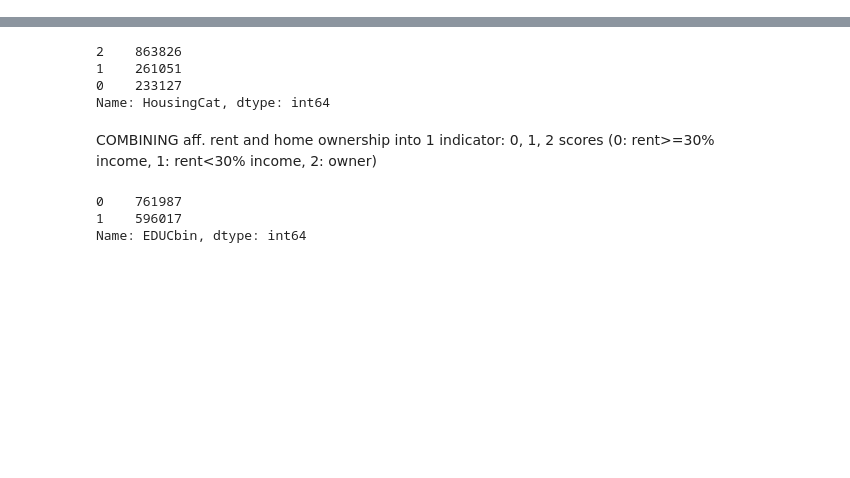
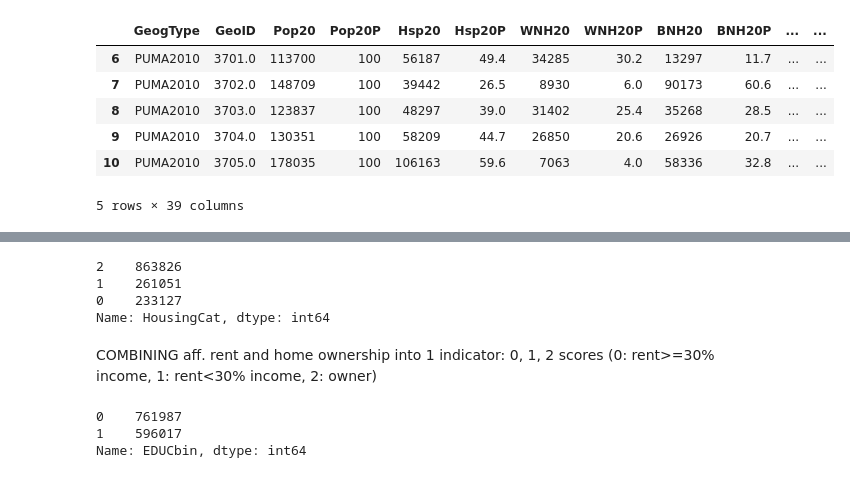
Before and after one commit to mike-carper/NYC-Neighborhood-Clustering, a Jupyter notebook: notebooks/edde_clustering_draft.ipynb, the cells around one changed output, grey strips where cells are left out. Cells and saved outputs as stored; diff of their text form; code cells hidden in the pictures; blank space fills up the shorter version.

```diff
--- a/notebooks/2019Clustering.ipynb
+++ b/notebooks/edde_clustering_draft.ipynb
@@ -124,0 +37,2 @@ dfCDI['affrentdec'] = dfCDI['RENTGRS']*12/dfCDI['HHINCOME']
+# %%
+boro_names = ['NYC','Bronx','Brooklyn','Manhattan','Queens','Staten Island']
@@ -124,0 +120,13 @@ dfCDI['affrentdec'] = dfCDI['RENTGRS']*12/dfCDI['HHINCOME']
+# %%
+race_dec = pd.read_excel(f'{path}{race_dec_path}')
+race_dec = race_dec.loc[~race_dec['GeogType'].isin(boro_names)]
+race_dec['PUMA'] = ('360'+race_dec['GeoID'].astype(int).astype(str))
+race_dec.head()
+# %% [output]
+|  | GeogType | GeoID | Pop20 | Pop20P | Hsp20 | Hsp20P | WNH20 | WNH20P | BNH20 | BNH20P | ... | ... |
+| 6 | PUMA2010 | 3701.0 | 113700 | 100 | 56187 | 49.4 | 34285 | 30.2 | 13297 | 11.7 | ... | ... |
+| 7 | PUMA2010 | 3702.0 | 148709 | 100 | 39442 | 26.5 | 8930 | 6.0 | 90173 | 60.6 | ... | ... |
+| 8 | PUMA2010 | 3703.0 | 123837 | 100 | 48297 | 39.0 | 31402 | 25.4 | 35268 | 28.5 | ... | ... |
+| 9 | PUMA2010 | 3704.0 | 130351 | 100 | 58209 | 44.7 | 26850 | 20.6 | 26926 | 20.7 | ... | ... |
+| 10 | PUMA2010 | 3705.0 | 178035 | 100 | 106163 | 59.6 | 7063 | 4.0 | 58336 | 32.8 | ... | ... |
+5 rows × 39 columns
```
Also changed, not shown: parts of 56 cells of this notebook, 6 other files.
